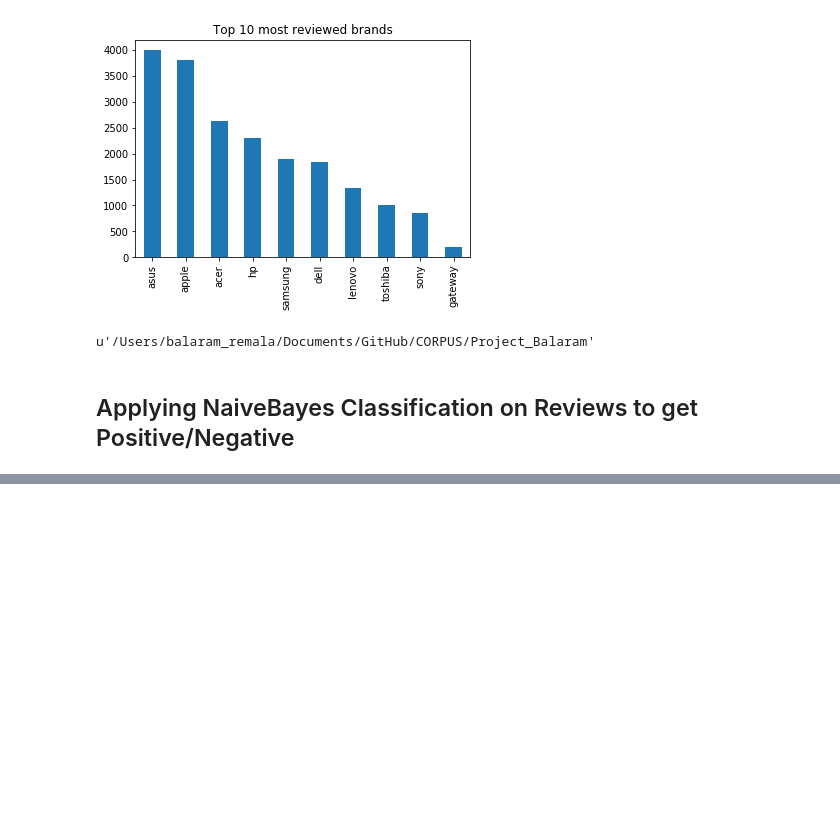
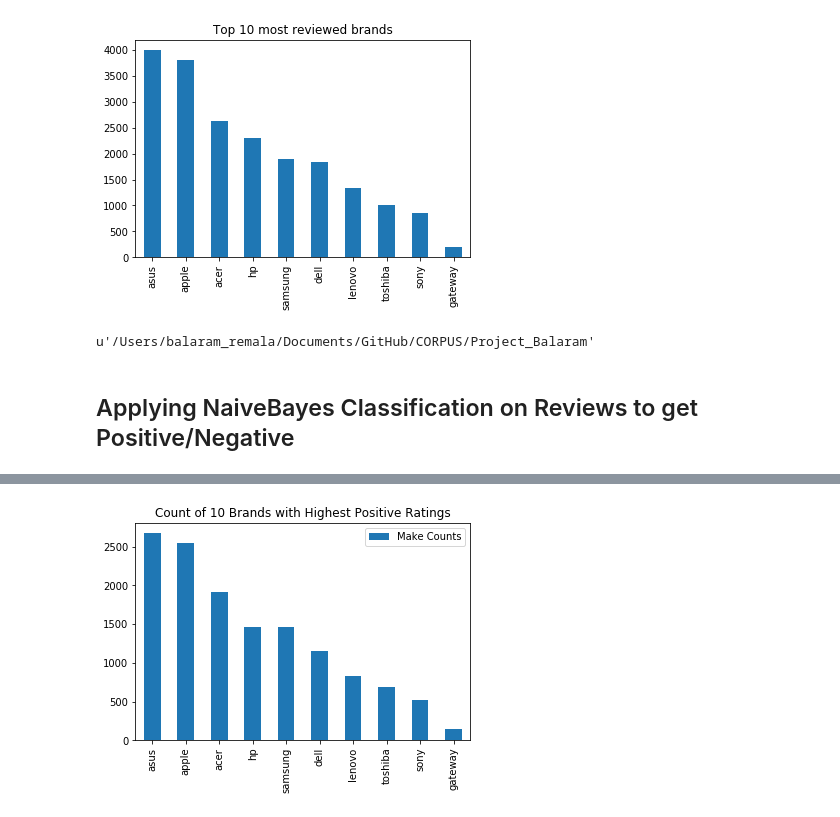
Before and after one commit to UNCG-CSE/CORPUS, a Jupyter notebook: Project_Balaram/Project_Balaram.ipynb, the cells around one changed output, grey strips where cells are left out. Saved outputs shown, nothing was run; the diff lists cells and outputs as text; code cells hidden in the pictures; blank space fills up the shorter version.

```diff
--- a/Project_Balaram/Project_Balaram.ipynb
+++ b/Project_Balaram/Project_Balaram.ipynb
@@ -269,0 +278,10 @@ Negative---     ----do not buy an ibook this slow
+# %%
+df_make_pos = df_make[(df_make['Tag'] == 'Postive')]
+
+df_plot_pos = df_make_pos['Make'].value_counts()[:10].to_frame("Make Counts")
+
+df_plot_pos.plot(y = 'Make Counts', kind = 'bar')
+plt.title("Count of 10 Brands with Highest Positive Ratings")
+plt.show()
+# %% [output]
+[figure, added]
```
Also changed, not shown: parts of 14 cells of this notebook.
